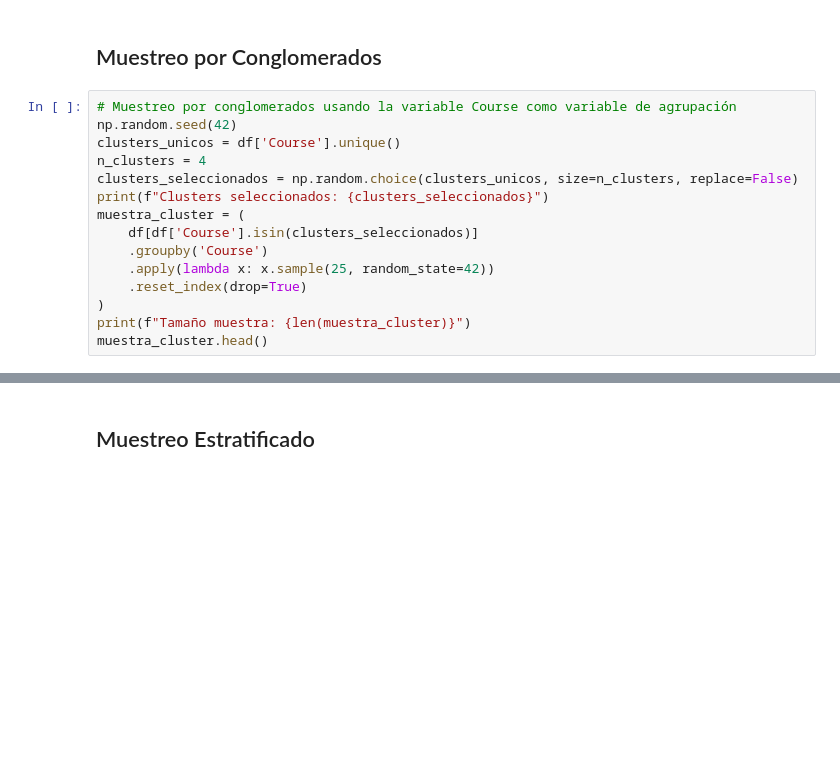
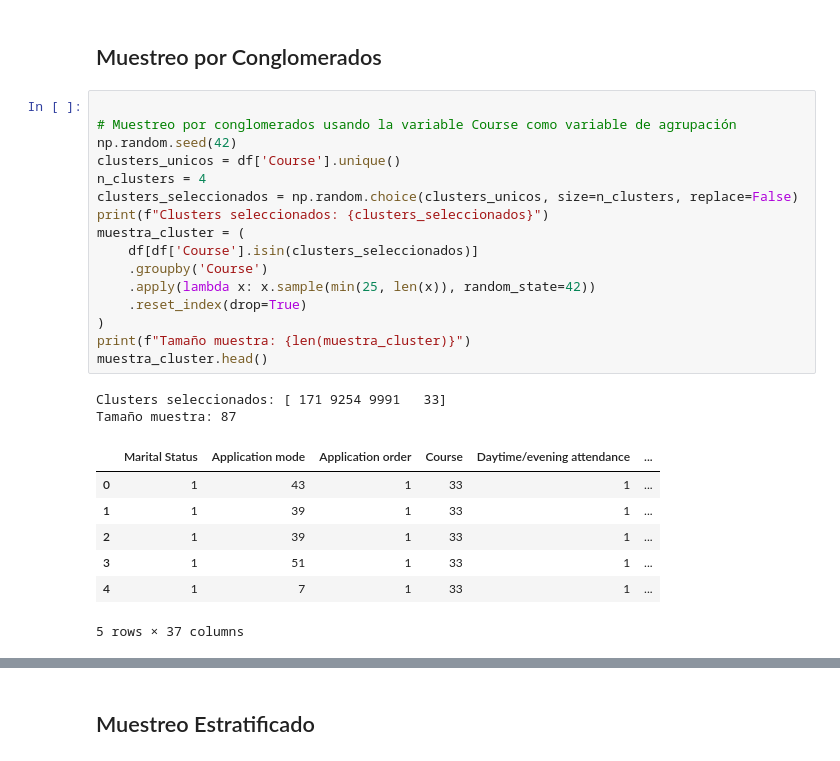
Before and after one commit to alexballera/metodos-tgad-fce, a Jupyter notebook: sesiones/primer-parcial/u1-estrategias-de-muestreo/muestreo/U1-Tipos-de-muestreo.ipynb, the cells around one changed output, grey strips where cells are left out. Saved outputs shown, nothing was run; the diff lists cells and outputs as text; blank space fills up the shorter version.

```diff
--- a/sesiones/primer-parcial/u1-estrategias-de-muestreo/muestreo/U1-Tipos-de-muestreo.ipynb
+++ b/sesiones/primer-parcial/u1-estrategias-de-muestreo/muestreo/U1-Tipos-de-muestreo.ipynb
@@ -99,19 +217,30 @@ muestra_sistem
 # %% [markdown]
 ## Muestreo por Conglomerados
 # %%
+
 # Muestreo por conglomerados usando la variable Course como variable de agrupación
 np.random.seed(42)
 clusters_unicos = df['Course'].unique()
 n_clusters = 4
 clusters_seleccionados = np.random.choice(clusters_unicos, size=n_clusters, replace=False)
 print(f"Clusters seleccionados: {clusters_seleccionados}")
 muestra_cluster = (
     df[df['Course'].isin(clusters_seleccionados)]
     .groupby('Course')
-    .apply(lambda x: x.sample(25, random_state=42))
+    .apply(lambda x: x.sample(min(25, len(x)), random_state=42))
     .reset_index(drop=True)
 )
 print(f"Tamaño muestra: {len(muestra_cluster)}")
 muestra_cluster.head()
+# %% [output]
+Clusters seleccionados: [ 171 9254 9991   33]
+Tamaño muestra: 87
+|  | Marital Status | Application mode | Application order | Course | Daytime/evening attendance | ... |
+| 0 | 1 | 43 | 1 | 33 | 1 | ... |
+| 1 | 1 | 39 | 1 | 33 | 1 | ... |
+| 2 | 1 | 39 | 1 | 33 | 1 | ... |
+| 3 | 1 | 51 | 1 | 33 | 1 | ... |
+| 4 | 1 | 7 | 1 | 33 | 1 | ... |
+5 rows × 37 columns
 # %%
 muestra_cluster.groupby('Course')['Previous qualification'].count()
```
Also changed, not shown: parts of 21 cells of this notebook.
